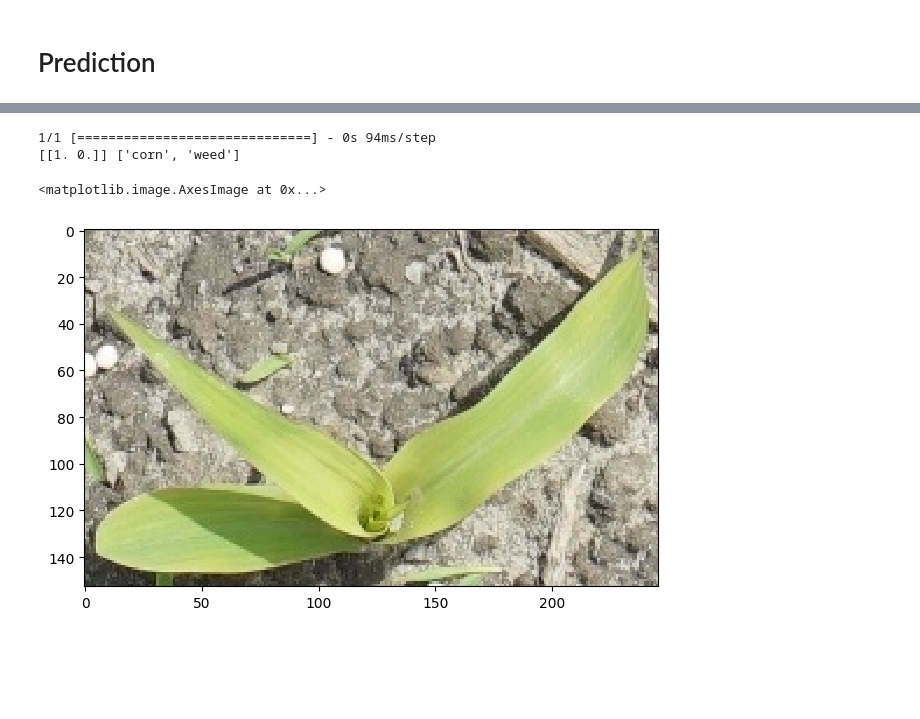
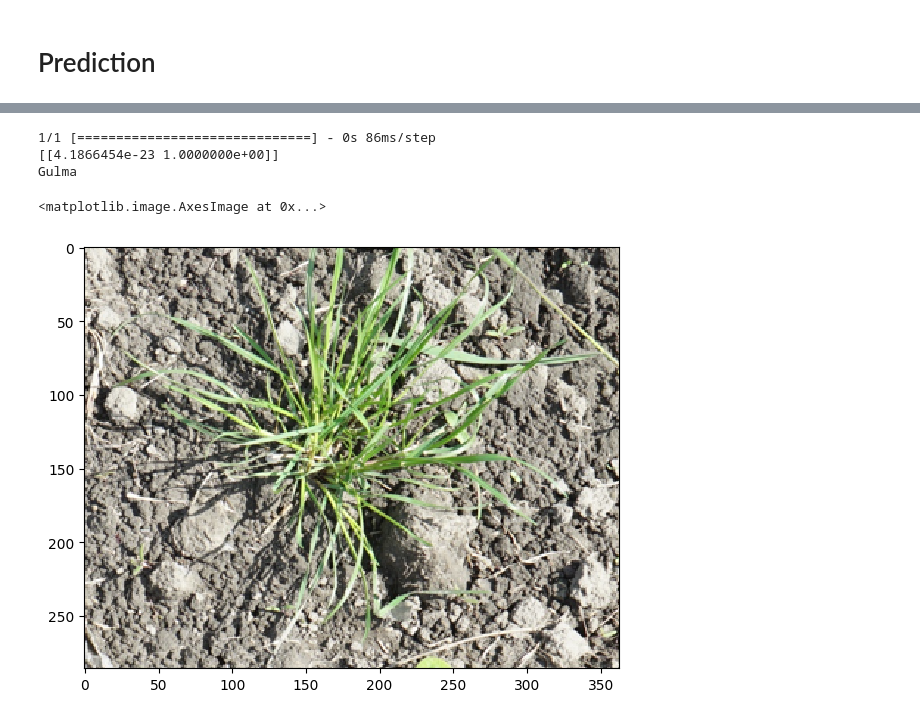
Before and after one commit to MarleeSs/corn-weed-classification-cnn, a Jupyter notebook: programs/CNN.ipynb, the cells around one changed output, grey strips where cells are left out. Cells and saved outputs as stored; diff of their text form; code cells hidden in the pictures; blank space fills up the shorter version.

```diff
--- a/programs/CNN.ipynb
+++ b/programs/CNN.ipynb
@@ -288,3 +383,29 @@ from tensorflow.keras.preprocessing import image
 import os
 import tensorflow as tf
 import numpy as np
+# %%
+reconstructed_model = tf.keras.models.load_model("model.h5")
+
+source = '../images/jagung/img.png'
+
+img = image.load_img(source, target_size=(244, 244))
+
+x = image.img_to_array(img)
+x = np.expand_dims(x, axis=0)
+
+images = np.vstack([x])
+
+pred = reconstructed_model.predict(images, batch_size=10)
+
+classes = np.argmax(pred, axis=1)
+
+labels = ['corn', 'weed']
+
+print(pred)
+
+if classes[0] == 0:
+    print("Jagung")
+else:
+    print("Gulma")
+
+io.imshow(source)
@@ -291,27 +418,32 @@ import numpy as np
 # %%
 reconstructed_model = tf.keras.models.load_model("model.h5")
 
-source = '../images/testing/ave-0057-0012_corn_55.jpg'
+source = '../images/img.png'
 
 img = image.load_img(source, target_size=(244, 244))
 
 x = image.img_to_array(img)
 x = np.expand_dims(x, axis=0)
 
 images = np.vstack([x])
 
 pred = reconstructed_model.predict(images, batch_size=10)
 
 classes = np.argmax(pred, axis=1)
 
 labels = ['corn', 'weed']
 
-# image not corn or weed then print image not corn or weed
-print(pred, labels)
+print(pred)
+
+if classes[0] == 0:
+    print("Jagun")
+else:
+    print("Gulma")
 
 io.imshow(source)
 # %% [output]
-1/1 [==============================] - 0s 94ms/step
-[[1. 0.]] ['corn', 'weed']
+1/1 [==============================] - 0s 86ms/step
+[[4.1866454e-23 1.0000000e+00]]
+Gulma
 <matplotlib.image.AxesImage at 0x...>
-[figure, old version]
+[figure, new version]
```
Also changed, not shown: parts of 19 cells of this notebook, 2 other files.
